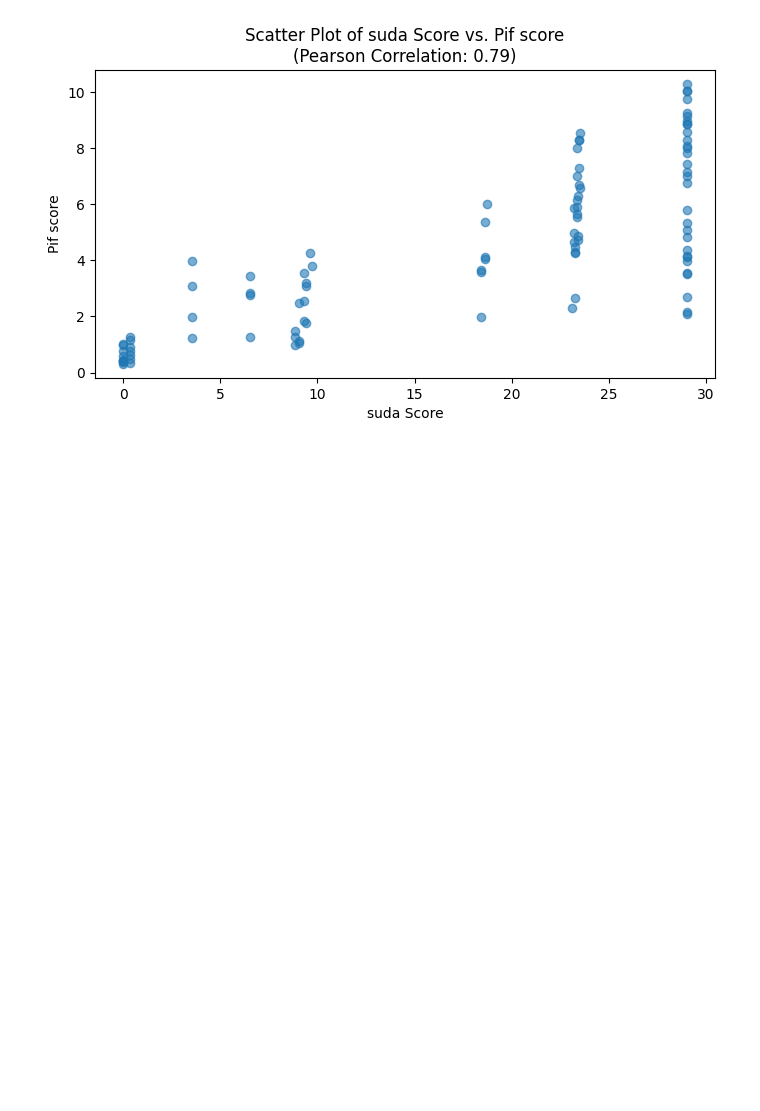
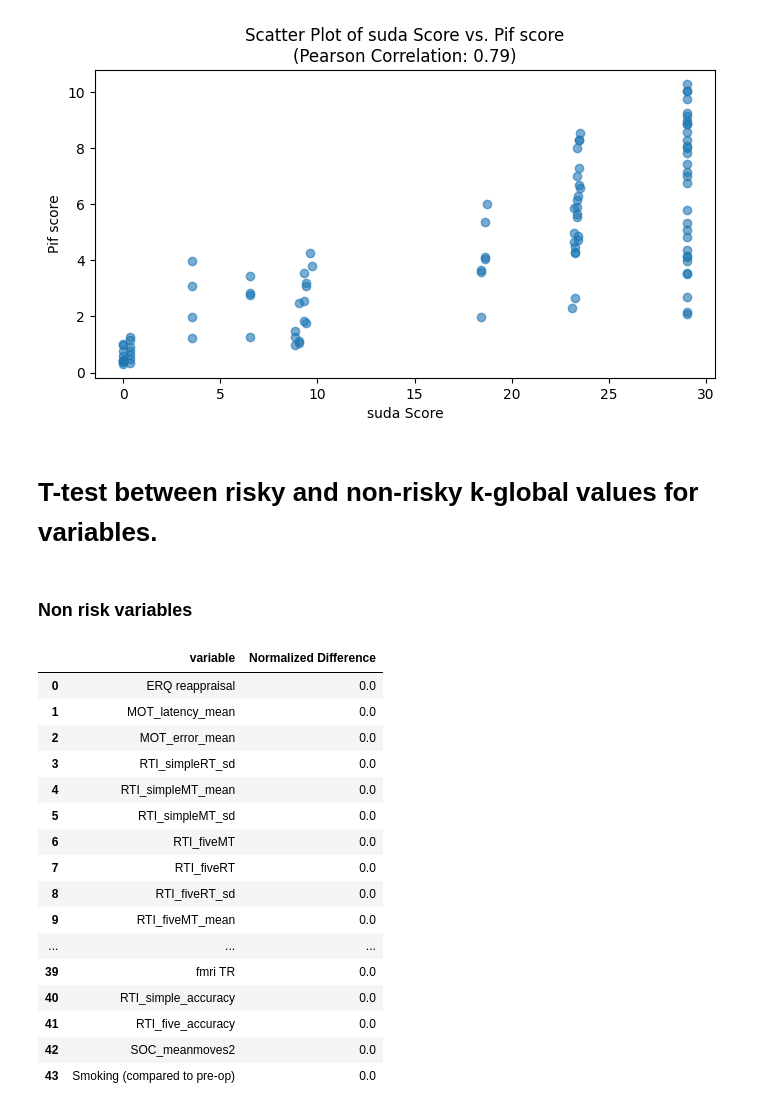
Before and after one commit to EmiKib/MetaprivBIDS-Assessment, a Jupyter notebook: BTC_ds002080/BTC.ipynb, the cells around one changed output. Saved outputs shown, nothing was run; the diff lists cells and outputs as text; code cells hidden in the pictures; blank space fills up the shorter version.

```diff
--- a/BTC_ds002080/BTC.ipynb
+++ b/BTC_ds002080/BTC.ipynb
@@ -23,3 +24,4 @@ pif = pd.read_csv('data_ds002080/pif_ds002080.csv', sep=',',index_col='Unnamed:
 suda_field_score =  pd.read_csv('data_ds002080/att_suda.csv', sep=',').drop(columns=['Unnamed: 0'], errors='ignore')
 k_combined_field =  pd.read_csv('data_ds002080/normalized_difference_results.csv', sep=',').drop(columns=['Difference in Unique Rows','Unique Rows After Removal']).rename(columns={'Column': 'variable'})
 k_combined_all = pd.read_csv('data_ds002080/k-combined-3-7.csv', sep=',')
+k_combined_field_non_risk = pd.read_csv('data_ds002080/normalized_difference_results_non.csv', sep=',').drop(columns=['Difference in Unique Rows','Unique Rows After Removal']).rename(columns={'Column': 'variable'})
@@ -69,3 +82,27 @@ ________________________________________________________________________
 Spearman Correlation between PIF 95% and SUDA: 0.81
 Pearson correlation to PIF 95% & SUDA 0.7907962111030511
 [figure]
+# %% [markdown]
+# T-test between risky and non-risky k-global values for variables.
+# %% [markdown]
+### Non risk variables
+# %%
+k_combined_field_non_risk
+# %% [output]
+|  | variable | Normalized Difference |
+| 0 | ERQ reappraisal | 0.0 |
+| 1 | MOT_latency_mean | 0.0 |
+| 2 | MOT_error_mean | 0.0 |
+| 3 | RTI_simpleRT_sd | 0.0 |
+| 4 | RTI_simpleMT_mean | 0.0 |
+| 5 | RTI_simpleMT_sd | 0.0 |
+| 6 | RTI_fiveMT | 0.0 |
+| 7 | RTI_fiveRT | 0.0 |
+| 8 | RTI_fiveRT_sd | 0.0 |
+| 9 | RTI_fiveMT_mean | 0.0 |
+| ... | ... | ... |
+| 39 | fmri TR | 0.0 |
+| 40 | RTI_simple_accuracy | 0.0 |
+| 41 | RTI_five_accuracy | 0.0 |
+| 42 | SOC_meanmoves2 | 0.0 |
+| 43 | Smoking (compared to pre-op) | 0.0 |
```
Also changed, not shown: parts of 11 cells of this notebook, 5 other files.
